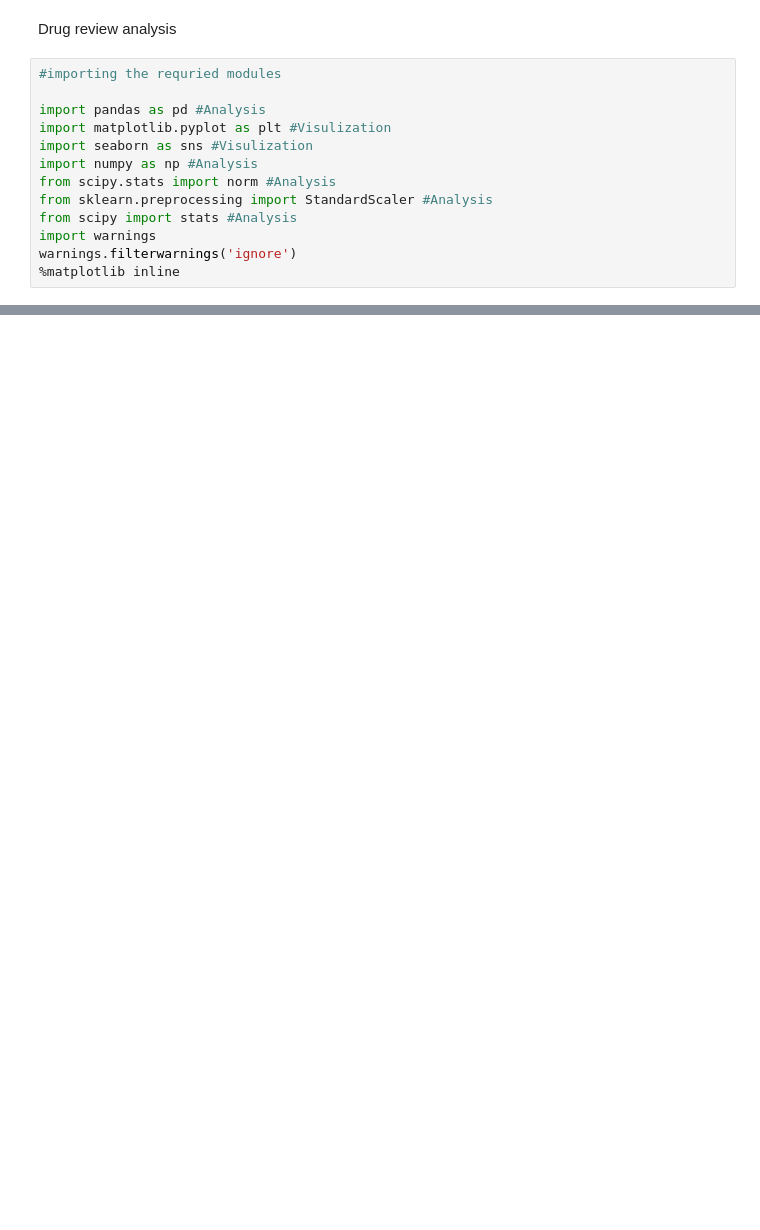
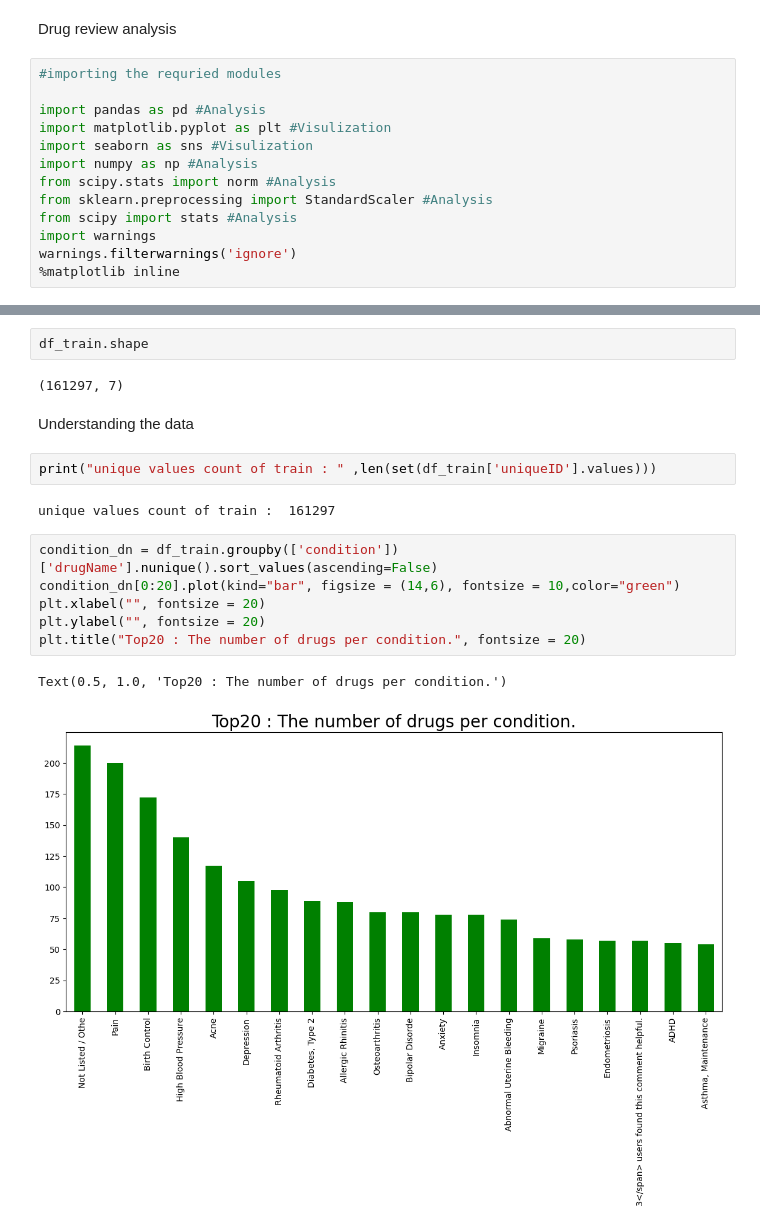
Before and after one commit to Rohith1289/Drug_Review_Analysis, a Jupyter notebook: source_code.ipynb, the cells around one changed output, grey strips where cells are left out. Saved outputs shown, nothing was run; the diff lists cells and outputs as text; blank space fills up the shorter version.

Commit message:
understanding the data:1

```diff
--- a/source_code.ipynb
+++ b/source_code.ipynb
@@ -25,0 +38,19 @@ df_train.tail()
+# %%
+df_train.shape
+# %% [output]
+(161297, 7)
+# %% [markdown]
+Understanding the data
+# %%
+print("unique values count of train : " ,len(set(df_train['uniqueID'].values)))
+# %% [output]
+unique values count of train :  161297
+# %%
+condition_dn = df_train.groupby(['condition'])['drugName'].nunique().sort_values(ascending=False)
+condition_dn[0:20].plot(kind="bar", figsize = (14,6), fontsize = 10,color="green")
+plt.xlabel("", fontsize = 20)
+plt.ylabel("", fontsize = 20)
+plt.title("Top20 : The number of drugs per condition.", fontsize = 20)
+# %% [output]
+Text(0.5, 1.0, 'Top20 : The number of drugs per condition.')
+[figure, added]
```
Also changed, not shown: parts of 6 cells of this notebook.
